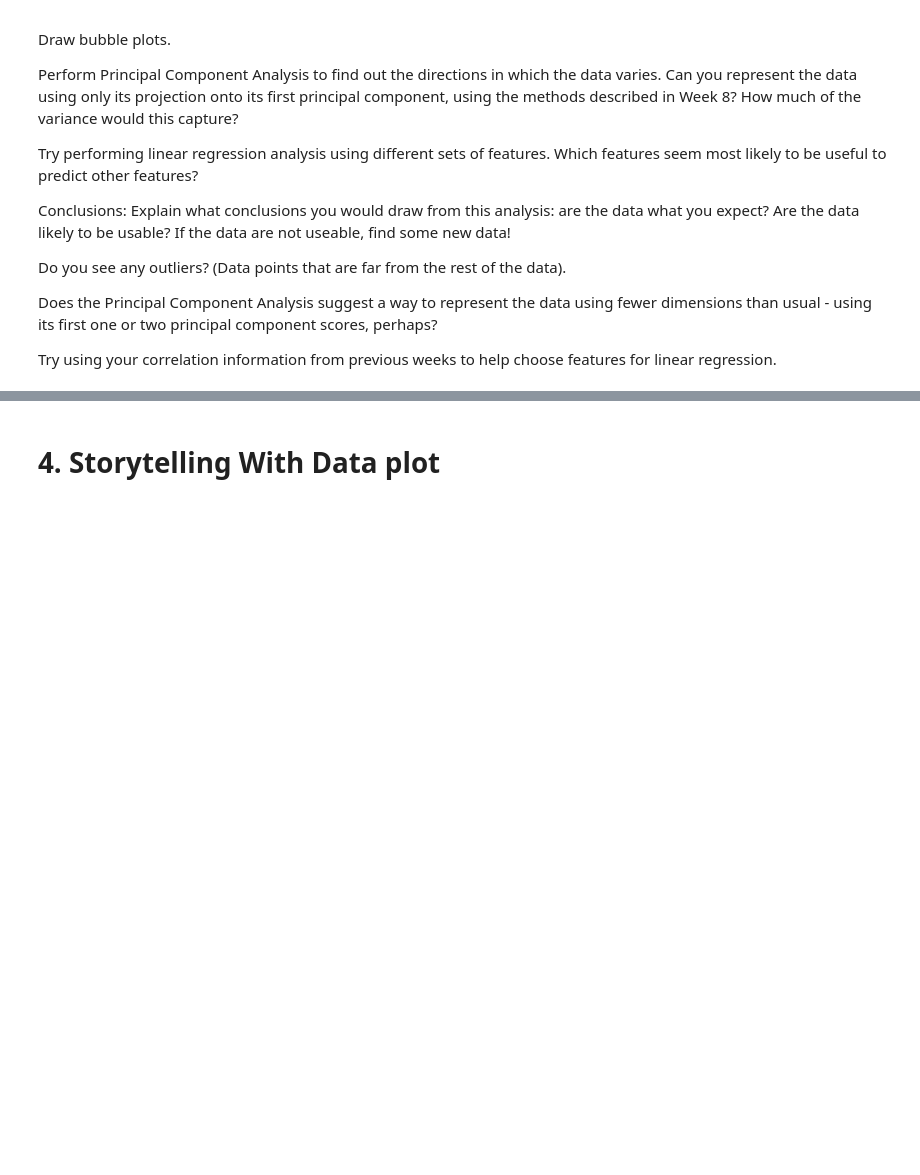
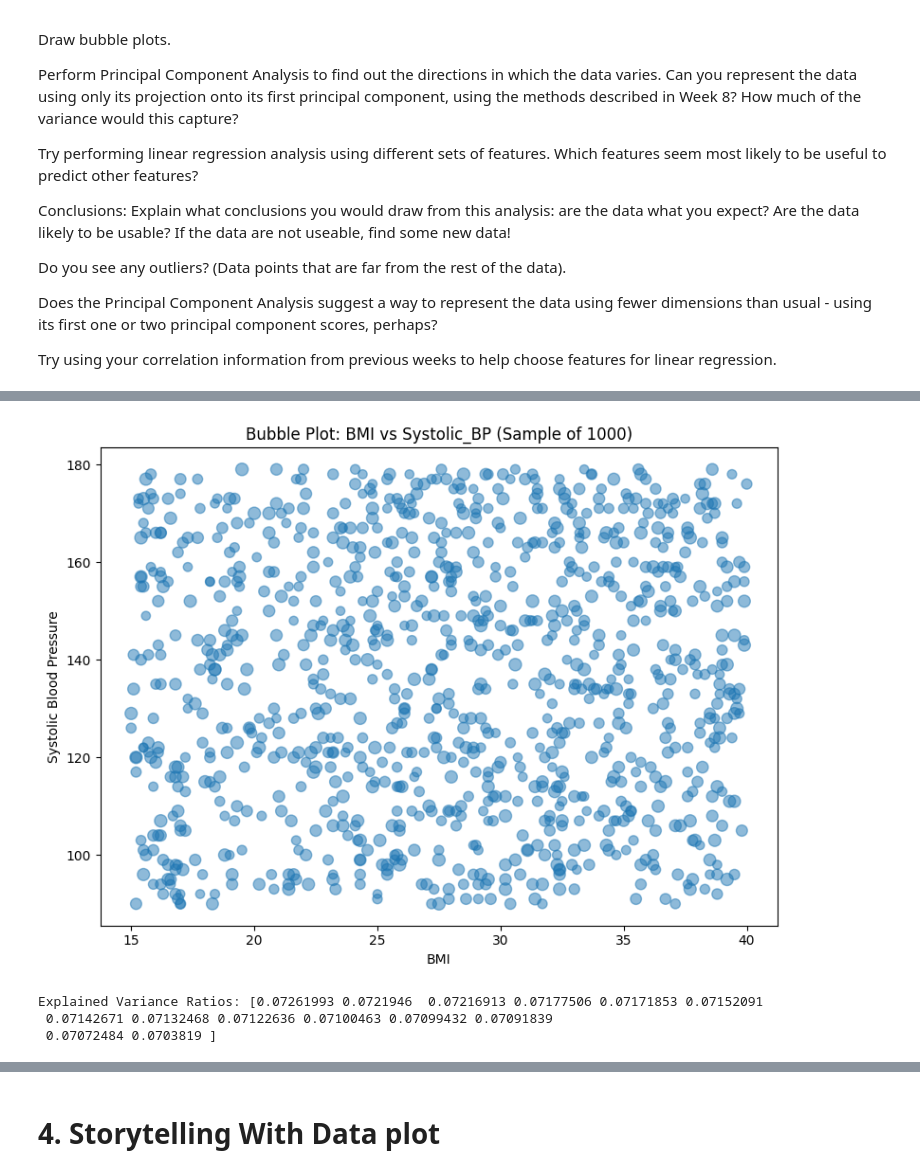
Before and after one commit to JadenNdouopBU/Module-B-semester-2, a Jupyter notebook: OMDS-ModB2-Week9-Ndouop-Jaden.ipynb, the cells around one changed output, grey strips where cells are left out. Saved outputs shown, nothing was run; the diff lists cells and outputs as text; code cells hidden in the pictures; blank space fills up the shorter version.

```diff
--- a/OMDS-ModB2-Week9-Ndouop-Jaden.ipynb
+++ b/OMDS-ModB2-Week9-Ndouop-Jaden.ipynb
@@ -65,0 +81,31 @@ Try using your correlation information from previous weeks to help choose featur
+# %%
+sample_df = df.sample(n=1000, random_state=42)
+
+plt.figure(figsize=(8, 6))
+plt.scatter(sample_df['BMI'], sample_df['Systolic_BP'],
+            s=sample_df['Cholesterol'] * 0.3, alpha=0.5)
+plt.xlabel("BMI")
+plt.ylabel("Systolic Blood Pressure")
+plt.title("Bubble Plot: BMI vs Systolic_BP (Sample of 1000)")
+plt.tight_layout()
+plt.show()
+# %% [output]
+[figure, added]
+# %%
+from sklearn.preprocessing import StandardScaler
+from sklearn.decomposition import PCA
+
+# Standardize numeric data
+scaler = StandardScaler()
+X_scaled = scaler.fit_transform(numeric_df)
+
+# Run PCA
+pca = PCA()
+X_pca = pca.fit_transform(X_scaled)
+
+# Print explained variance
+print("Explained Variance Ratios:", pca.explained_variance_ratio_)
+# %% [output]
+Explained Variance Ratios: [0.07261993 0.0721946  0.07216913 0.07177506 0.07171853 0.07152091
+ 0.07142671 0.07132468 0.07122636 0.07100463 0.07099432 0.07091839
+ 0.07072484 0.0703819 ]
```
Also changed, not shown: parts of 4 cells of this notebook, 1 other file.
